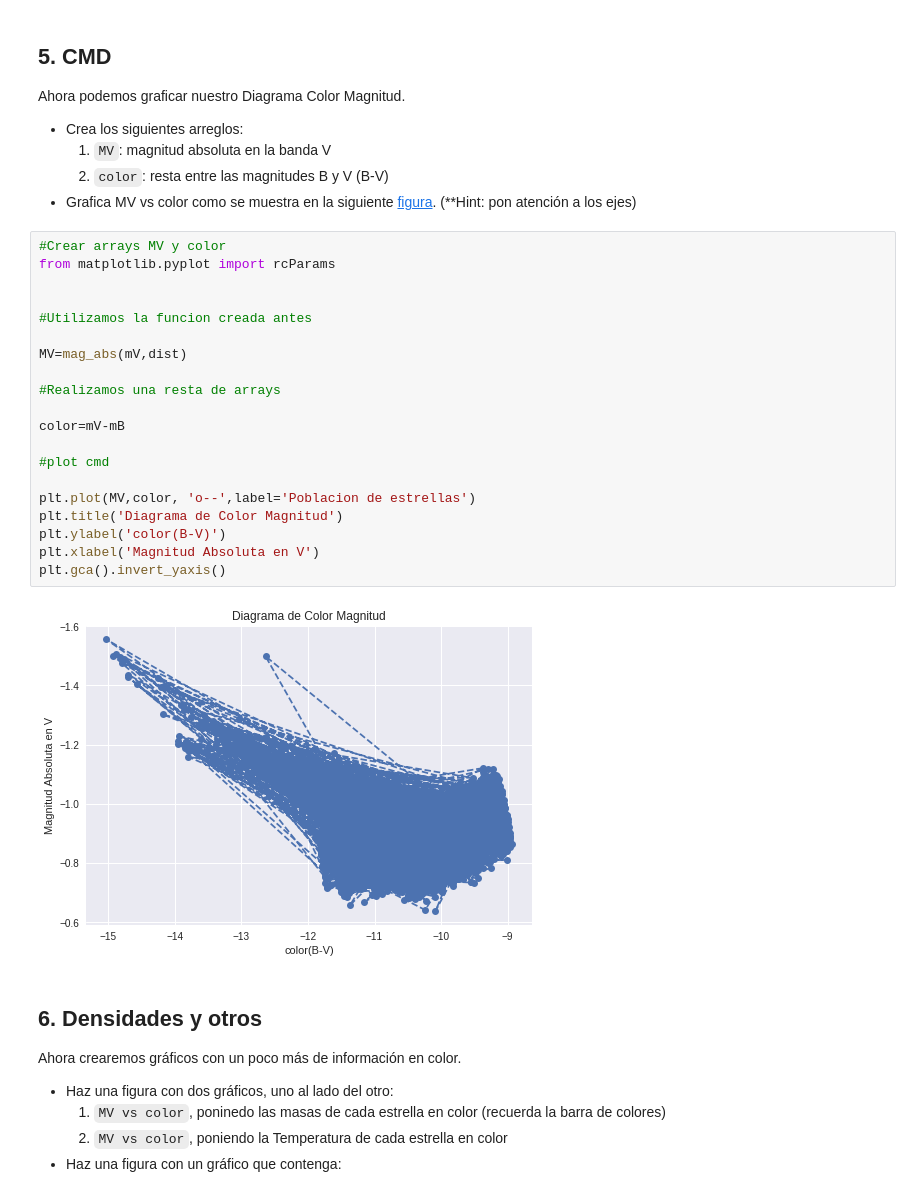
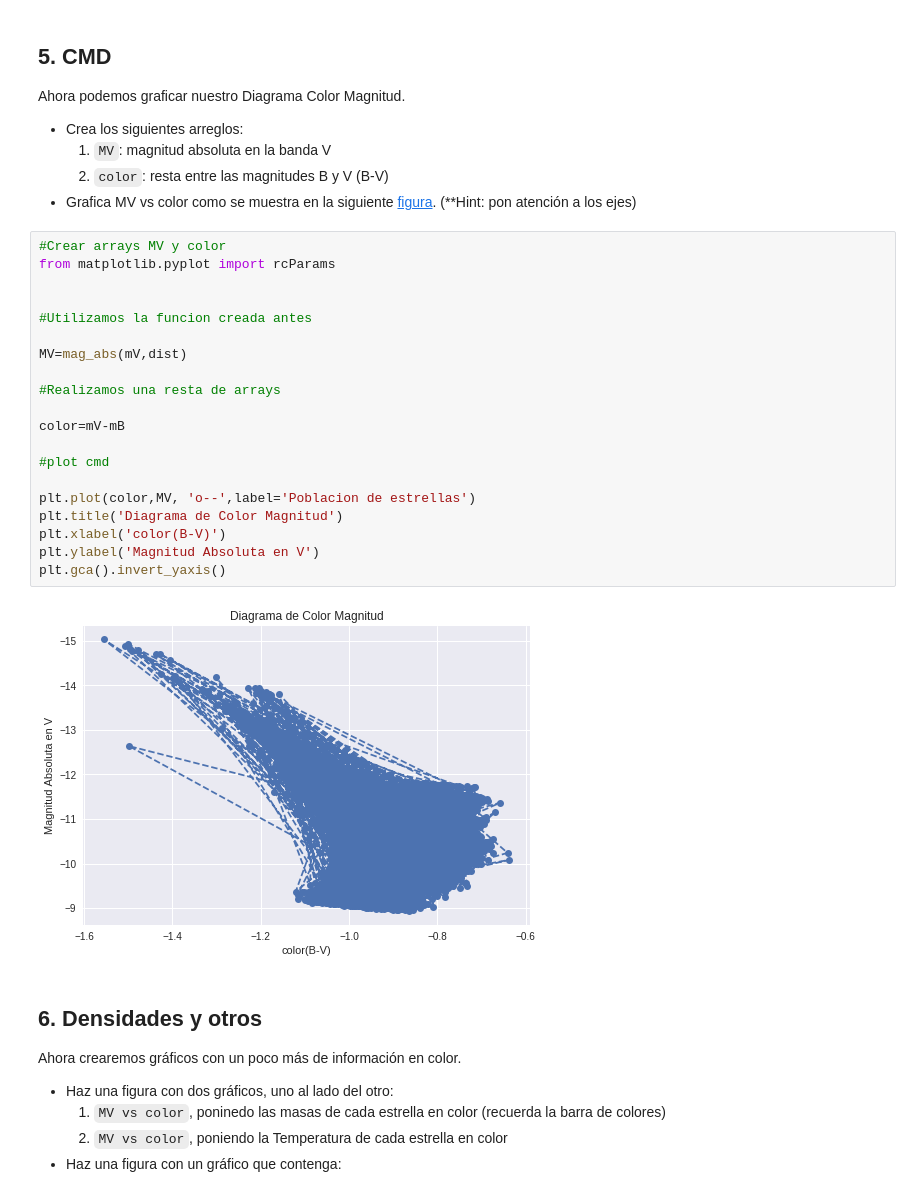
Before and after one commit to nvcaceres/Clase2, a Jupyter notebook: Copia_de_minitarea2.ipynb, the cells around one changed output. Cells and saved outputs as stored; diff of their text form.

```diff
--- a/Copia_de_minitarea2.ipynb
+++ b/Copia_de_minitarea2.ipynb
@@ -147,25 +147,25 @@ Ahora podemos graficar nuestro Diagrama Color Magnitud.
 # %%
 #Crear arrays MV y color
 from matplotlib.pyplot import rcParams
 
 
 #Utilizamos la funcion creada antes
 
 MV=mag_abs(mV,dist)
 
 #Realizamos una resta de arrays
 
 color=mV-mB
 
 #plot cmd
 
-plt.plot(MV,color, 'o--',label='Poblacion de estrellas')
+plt.plot(color,MV, 'o--',label='Poblacion de estrellas')
 plt.title('Diagrama de Color Magnitud')
-plt.ylabel('color(B-V)')
-plt.xlabel('Magnitud Absoluta en V')
+plt.xlabel('color(B-V)')
+plt.ylabel('Magnitud Absoluta en V')
 plt.gca().invert_yaxis()
 # %% [output]
-[figure, old version]
+[figure, new version]
 # %% [markdown]
 ## 6. Densidades y otros
 
```
Also changed, not shown: parts of 2 cells of this notebook.
